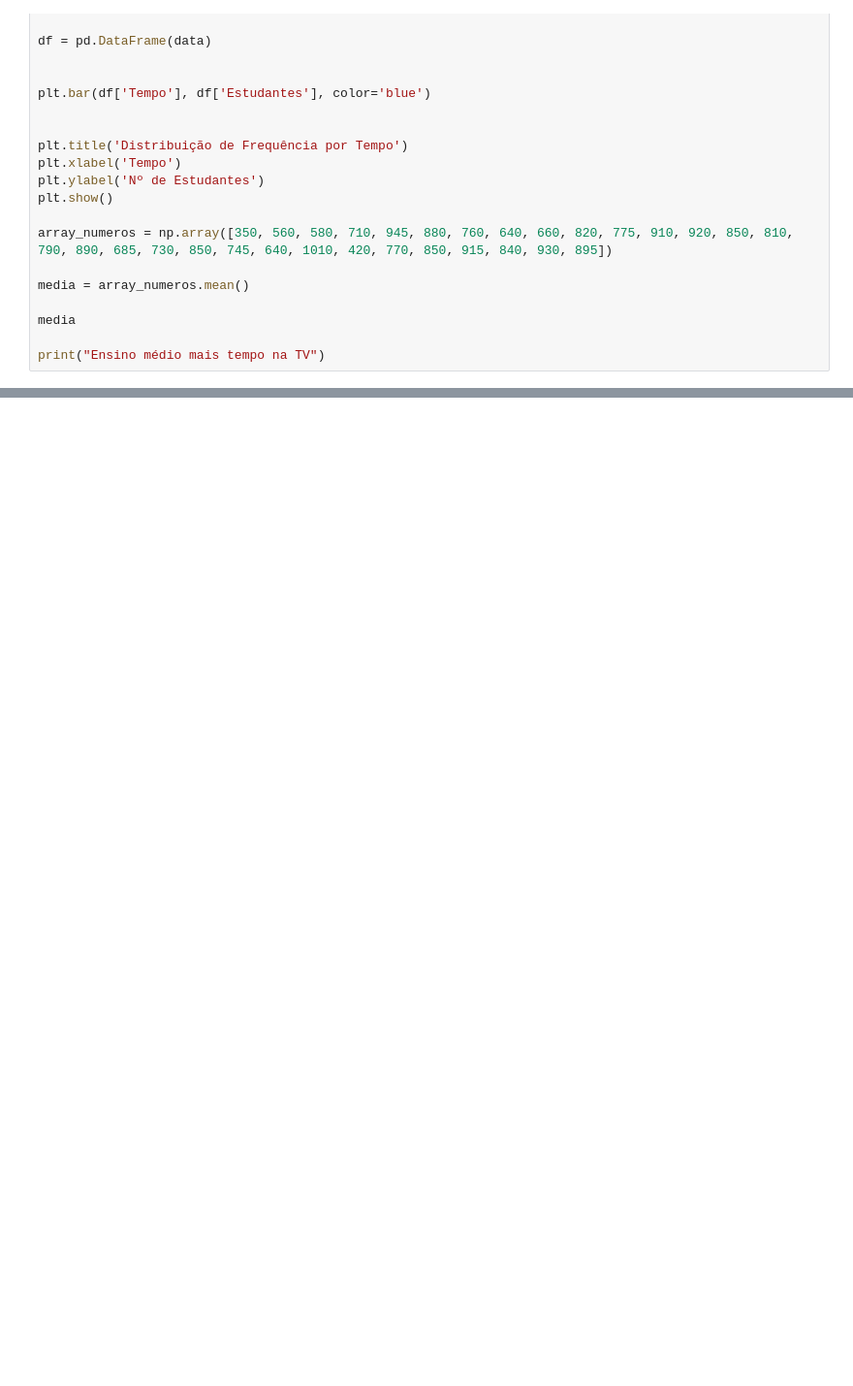
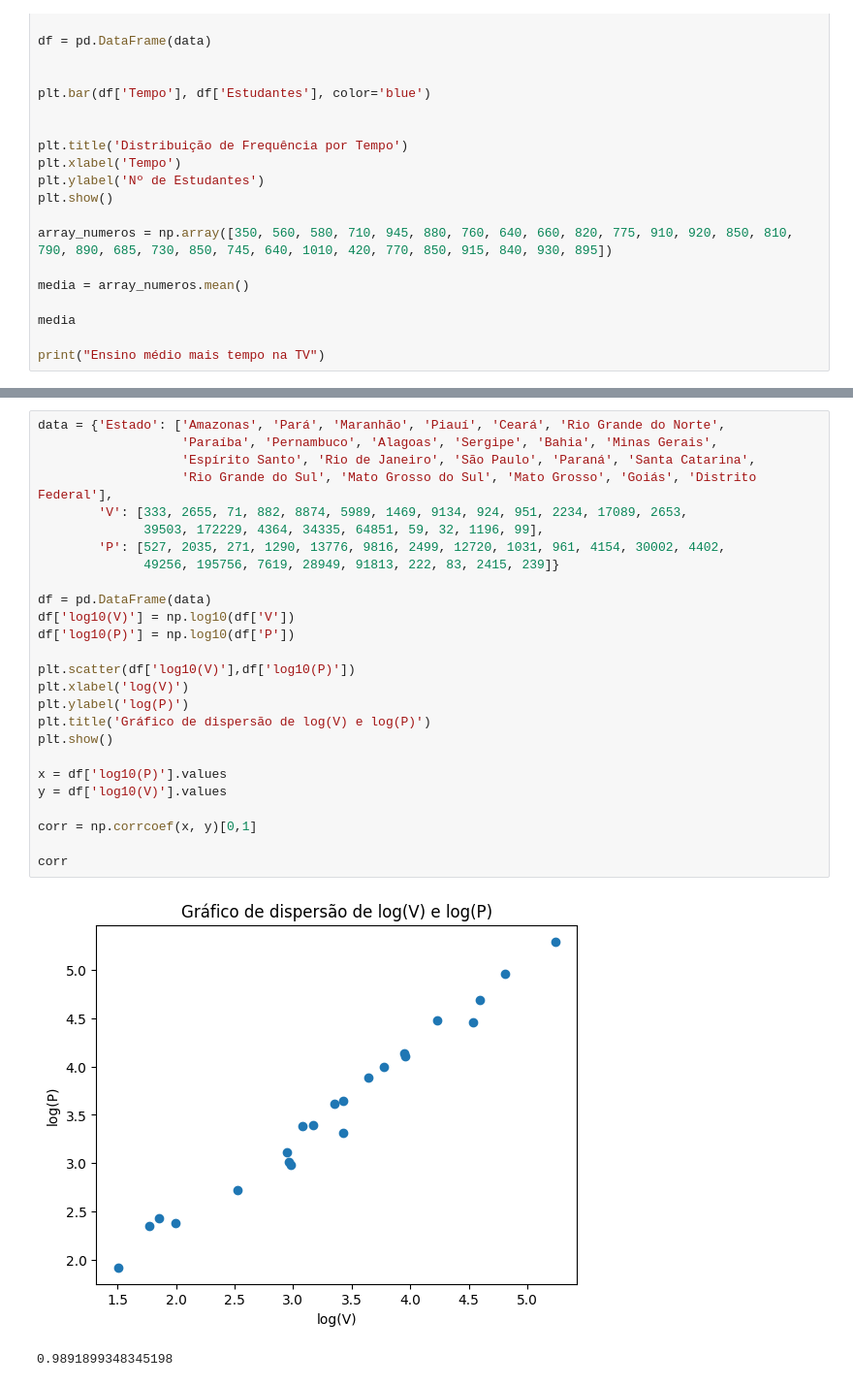
Before and after one commit to DonutsAndBlood/analisec2a1, a Jupyter notebook: Análise Exploratória.ipynb, the cells around one changed output, grey strips where cells are left out. Shown at 97% size. Saved outputs shown, nothing was run; the diff lists cells and outputs as text; blank space fills up the shorter version.

```diff
--- a/Análise Exploratória.ipynb
+++ b/Análise Exploratória.ipynb
@@ -232,0 +273,29 @@ KeyError: 'TreinoA'
+# %%
+data = {'Estado': ['Amazonas', 'Pará', 'Maranhão', 'Piauí', 'Ceará', 'Rio Grande do Norte',
+                   'Paraíba', 'Pernambuco', 'Alagoas', 'Sergipe', 'Bahia', 'Minas Gerais',
+                   'Espírito Santo', 'Rio de Janeiro', 'São Paulo', 'Paraná', 'Santa Catarina',
+                   'Rio Grande do Sul', 'Mato Grosso do Sul', 'Mato Grosso', 'Goiás', 'Distrito Federal'],
+        'V': [333, 2655, 71, 882, 8874, 5989, 1469, 9134, 924, 951, 2234, 17089, 2653,
+              39503, 172229, 4364, 34335, 64851, 59, 32, 1196, 99],
+        'P': [527, 2035, 271, 1290, 13776, 9816, 2499, 12720, 1031, 961, 4154, 30002, 4402,
+              49256, 195756, 7619, 28949, 91813, 222, 83, 2415, 239]}
+
+df = pd.DataFrame(data)
+df['log10(V)'] = np.log10(df['V'])
+df['log10(P)'] = np.log10(df['P'])
+
+plt.scatter(df['log10(V)'],df['log10(P)'])
+plt.xlabel('log(V)')
+plt.ylabel('log(P)')
+plt.title('Gráfico de dispersão de log(V) e log(P)')
+plt.show()
+
+x = df['log10(P)'].values
+y = df['log10(V)'].values
+
+corr = np.corrcoef(x, y)[0,1]
+
+corr
+# %% [output]
+[figure, added]
+0.9891899348345198
```
Also changed, not shown: parts of 4 cells of this notebook.
